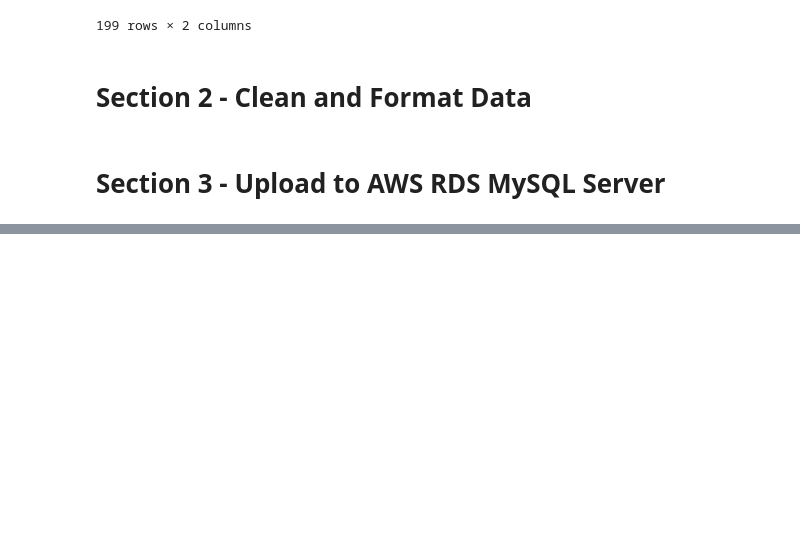
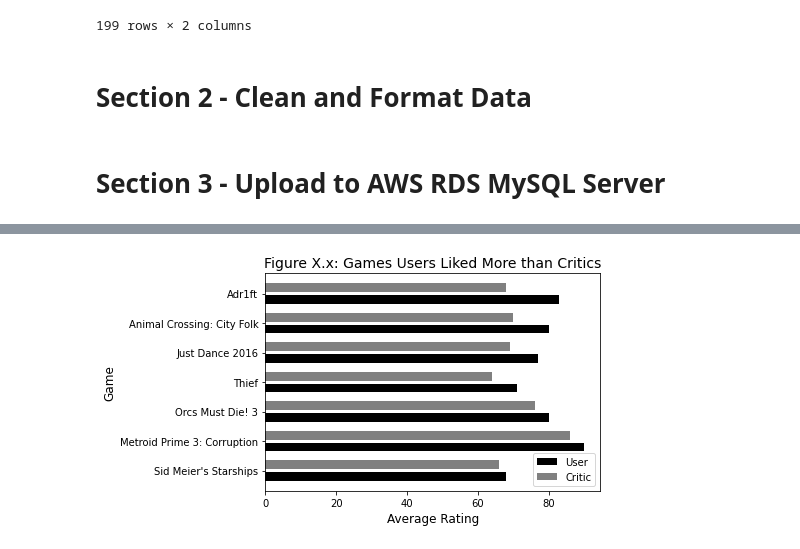
Before and after one commit to hunterblum/Twitch-ETL-Pipeline, a Jupyter notebook: IGDB_Pipeline_ivan.ipynb, the cells around one changed output, grey strips where cells are left out. Cells and saved outputs as stored; diff of their text form; code cells hidden in the pictures; blank space fills up the shorter version.

```diff
--- a/IGDB_Pipeline_ivan.ipynb
+++ b/IGDB_Pipeline_ivan.ipynb
@@ -332,0 +421,11 @@ GROUP BY pi.platform_id;
+# %%
+# Games IGDB users liked better for games with at least 10 reviews.
+query_score_diff = """SELECT name, rating AS user_rating, aggregated_rating AS critic_rating,
+                    rating-aggregated_rating AS rating_diff
+                    FROM games
+                    WHERE rating_count>4 AND aggregated_rating_count>4
+                    AND rating-aggregated_rating>0
+                    ORDER BY rating_diff DESC
+                    LIMIT 10;"""
+Query_Score_Diff_user = pd.read_sql_query(query_score_diff, con=engine)
+Query_Score_Diff_user
@@ -332,0 +441,19 @@ GROUP BY pi.platform_id;
+# %%
+barwidth = 0.25
+Query_Score_Diff_user = Query_Score_Diff_user.sort_values(by=['rating_diff'])
+Game = Query_Score_Diff_user['name']
+Game_axis = np.arange(len(Game))
+Rating_diff = Query_Score_Diff_user['rating_diff']
+User_rating = Query_Score_Diff_user['user_rating']
+Critic_rating = Query_Score_Diff_user['critic_rating']
+
+bar1 = plt.barh(y=Game_axis- .2, width= User_rating, label = 'User Rating', height = 0.3, color = "Black")
+bar2 = plt.barh(y=Game_axis + .2, width=Critic_rating, label = 'Critic Rating', height= 0.3, color = "Grey")
+plt.yticks(Game_axis, Game)
+plt.xlabel("Average Rating", fontsize = 12)
+plt.ylabel("Game", fontsize = 12)
+plt.title("Figure X.x: Games Users Liked More than Critics", fontsize = 14)
+plt.legend( (bar1, bar2), ('User', 'Critic'))
+plt.show()
+# %% [output]
+[figure, added]
```
Also changed, not shown: parts of 17 cells of this notebook.
